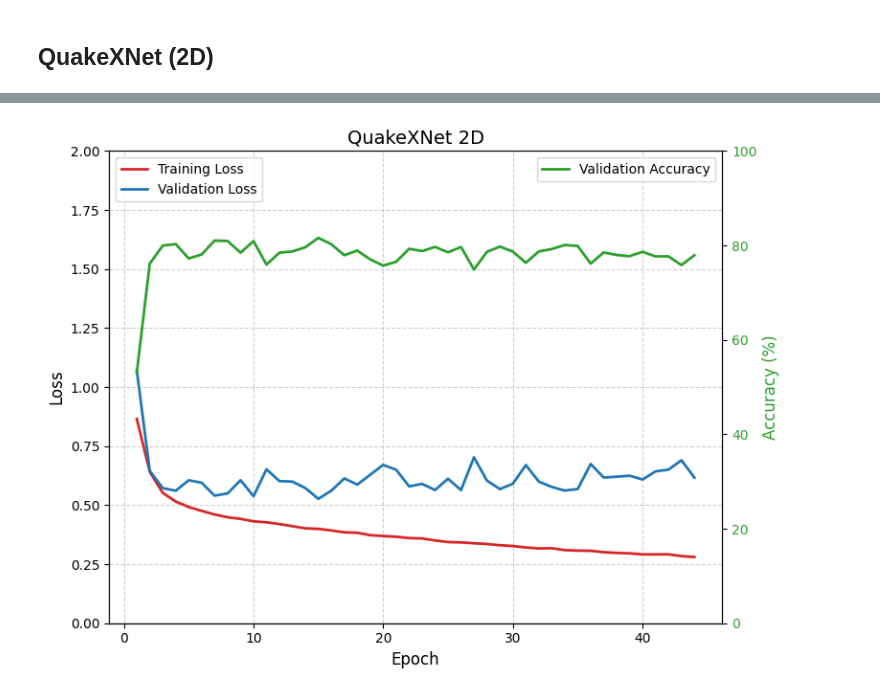
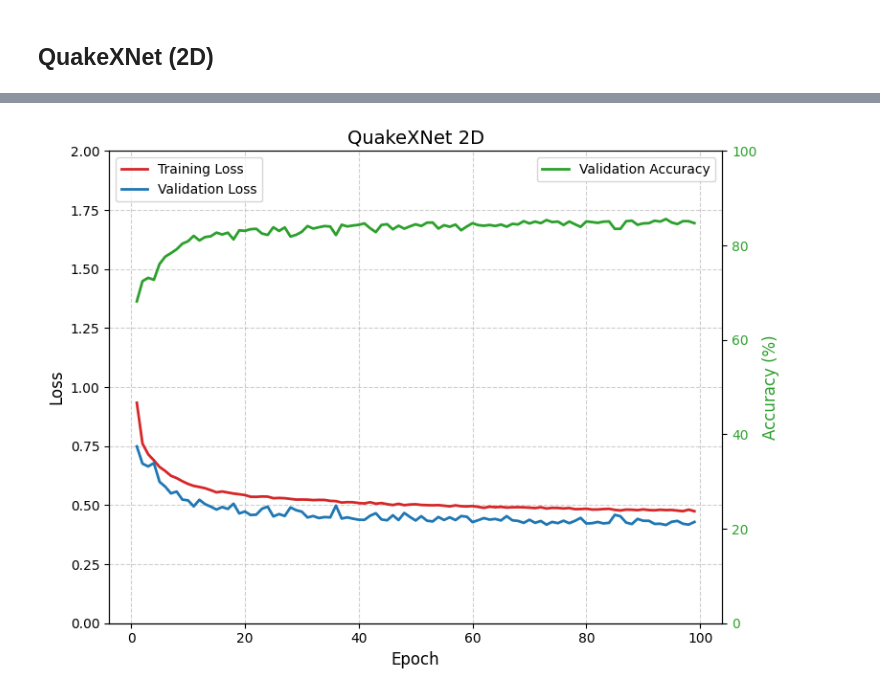
Before and after one commit to Akashkharita/PNW_Seismic_Event_Classification, a Jupyter notebook: deep_learning/notebooks/model_training_v2.ipynb, the cells around one changed output, grey strips where cells are left out. Cells and saved outputs as stored; diff of their text form; code cells hidden in the pictures.

Commit message:
updating model training

```diff
--- a/deep_learning/notebooks/model_training_v2.ipynb
+++ b/deep_learning/notebooks/model_training_v2.ipynb
@@ -565,7 +565,7 @@ plot_model_training(loss_time_quakexnet_1d, val_loss_time_quakexnet_1d, val_accu
 ## QuakeXNet (2D)
 # %%
 model_quakexnet_2d = QuakeXNet_2d(num_classes=4, num_channels=num_channels,dropout_rate=dropout).to(device)  # Use 'cuda' if you have a GPU available
-(loss_time_mycnn_2d, val_loss_time_mycnn_2d, val_accuracy_time_mycnn_2d, model_training_time_quakexnet_2d) = train_model(model_quakexnet_2d,
+(loss_time_quakexnet_2d, val_loss_time_quakexnet_2d, val_accuracy_time_quakexnet_2d, model_training_time_quakexnet_2d) = train_model(model_quakexnet_2d,
     train_loader_2d,
     val_loader_2d,
     n_epochs=n_epochs,
@@ -585,4 +585,4 @@ model_quakexnet_2d = QuakeXNet_2d(num_classes=4, num_channels=num_channels,dropo
 # %%
-plot_model_training(loss_time_quakexnet_1d, val_loss_time_quakexnet_1d, val_accuracy_time_quakexnet_1d, title = 'QuakeXNet 2D')
+plot_model_training(loss_time_quakexnet_2d, val_loss_time_quakexnet_2d, val_accuracy_time_quakexnet_2d, title = 'QuakeXNet 2D')
 # %% [output]
-[figure, old version]
+[figure, new version]
```
Also changed, not shown: parts of 1 cell of this notebook.
